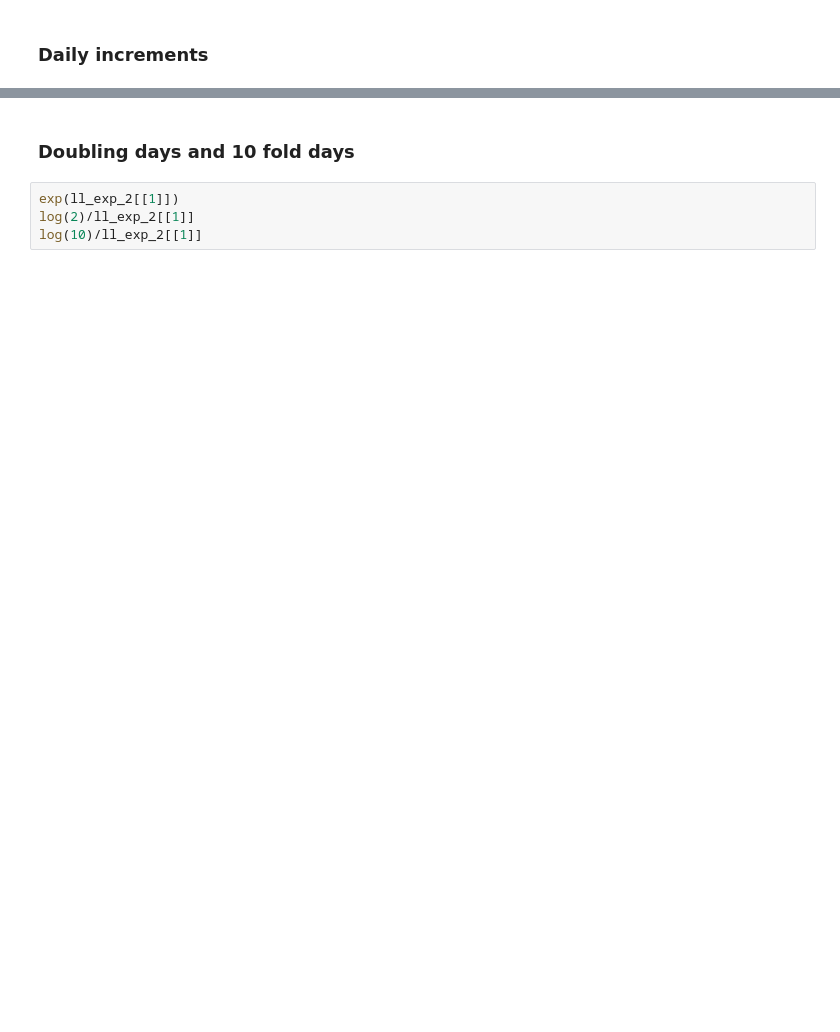
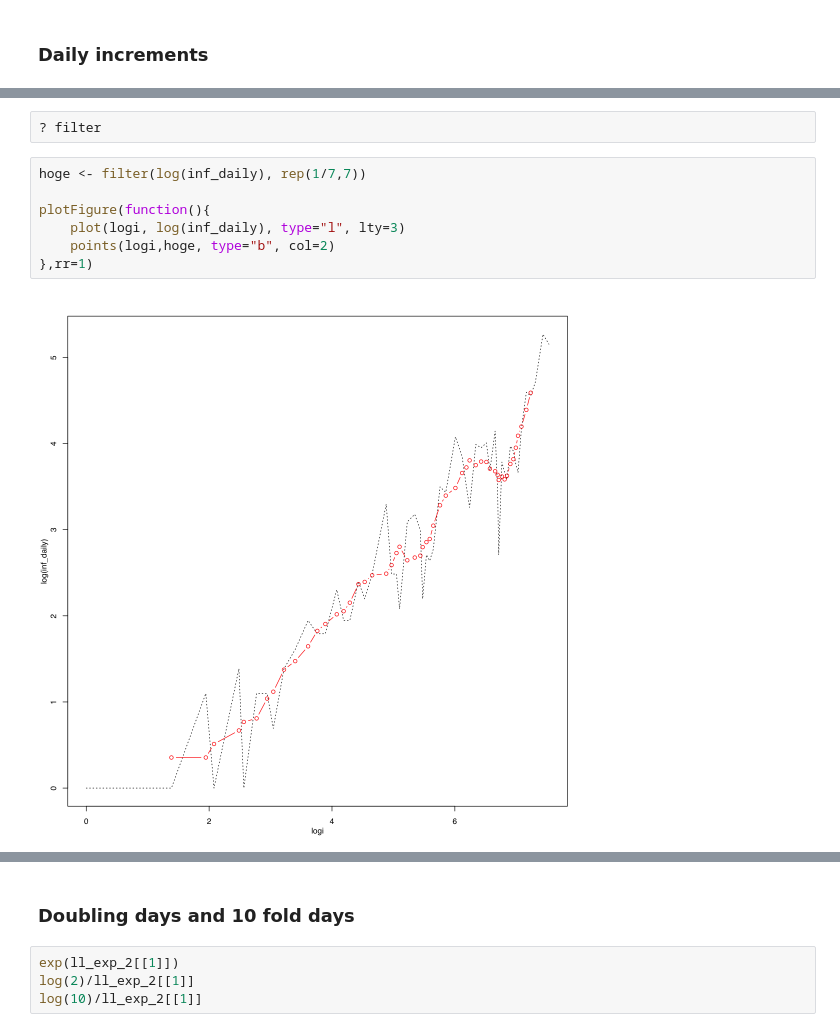
Before and after one commit to naono-git/covid19, a Jupyter notebook: covid19.ipynb, the cells around one changed output, grey strips where cells are left out. Drawn from its saved outputs; the diff is of its cells as text; blank space fills up the shorter version.

Commit message:
daily update

```diff
--- a/covid19.ipynb
+++ b/covid19.ipynb
@@ -210,3 +225,14 @@ COVID19_infection_daily_20200328.jpg
+# %%
+? filter
+# %%
+hoge <- filter(log(inf_daily), rep(1/7,7))
+
+plotFigure(function(){
+    plot(logi, log(inf_daily), type="l", lty=3)
+    points(logi,hoge, type="b", col=2)
+},rr=1)
+# %% [output]
+[figure, added]
 # %%
 # prediction of number of infected
 pred_exp_2 <- cbind(mdlabel, round(pred_exp(ddlabel-d0, cc_exp_2, ll_exp_2)))[-1,]
```
Also changed, not shown: parts of 16 cells of this notebook, 1 other file.
